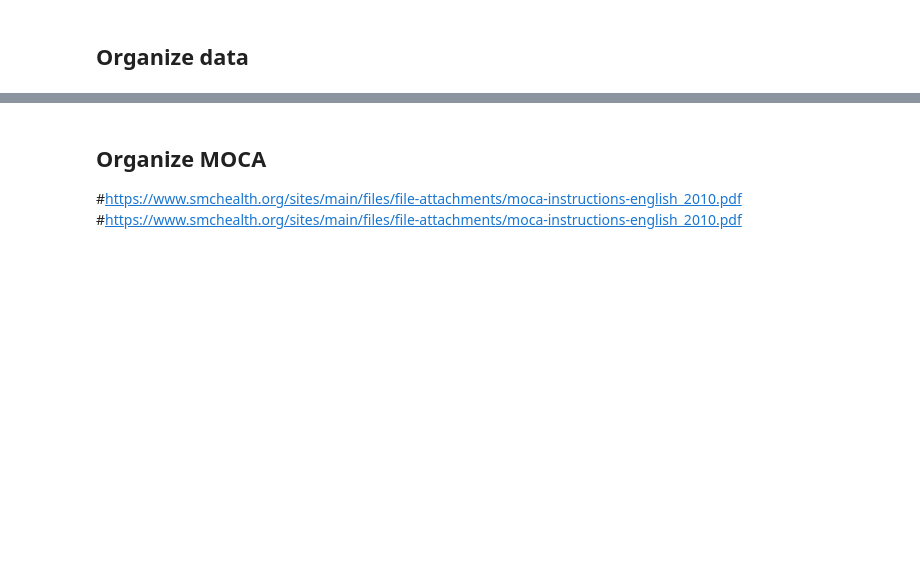
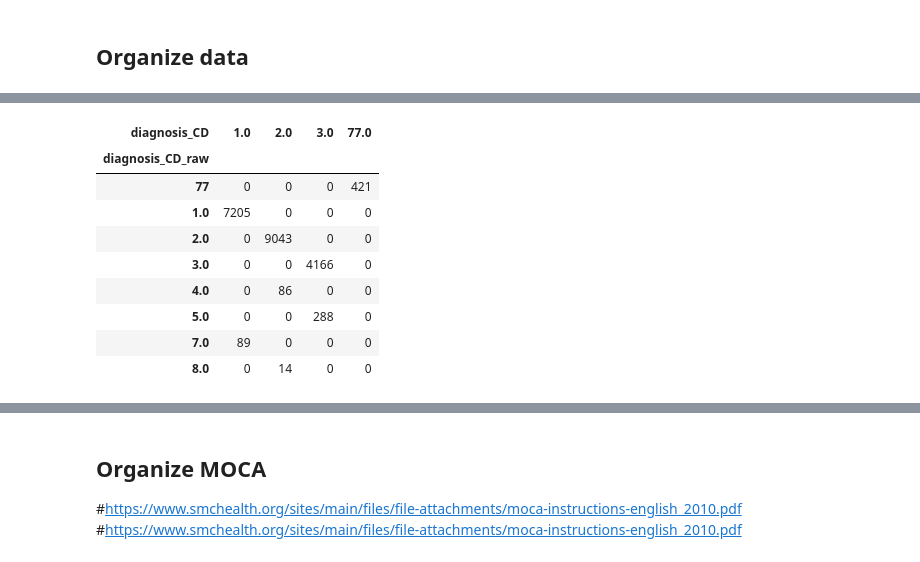
Before and after one commit to caroline-dartora/paper1_adni_brainage, a Jupyter notebook: pet_fdg_organization.ipynb, the cells around one changed output, grey strips where cells are left out. Saved outputs shown, nothing was run; the diff lists cells and outputs as text; code cells hidden in the pictures; blank space fills up the shorter version.

```diff
--- a/pet_fdg_organization.ipynb
+++ b/pet_fdg_organization.ipynb
@@ -48,0 +250,13 @@ fs_keys = adni3[['freesurfer_6_0_0_aparc_thickness_GUID']]
+# %%
+pd.crosstab(adni_diag1['diagnosis_CD_raw'],adni_diag1['diagnosis_CD'])
+# %% [output]
+| diagnosis_CD | 1.0 | 2.0 | 3.0 | 77.0 |
+| diagnosis_CD_raw |  |  |  |  |
+| 77 | 0 | 0 | 0 | 421 |
+| 1.0 | 7205 | 0 | 0 | 0 |
+| 2.0 | 0 | 9043 | 0 | 0 |
+| 3.0 | 0 | 0 | 4166 | 0 |
+| 4.0 | 0 | 86 | 0 | 0 |
+| 5.0 | 0 | 0 | 288 | 0 |
+| 7.0 | 89 | 0 | 0 | 0 |
+| 8.0 | 0 | 14 | 0 | 0 |
```
Also changed, not shown: parts of 39 cells of this notebook, 1 other file.
